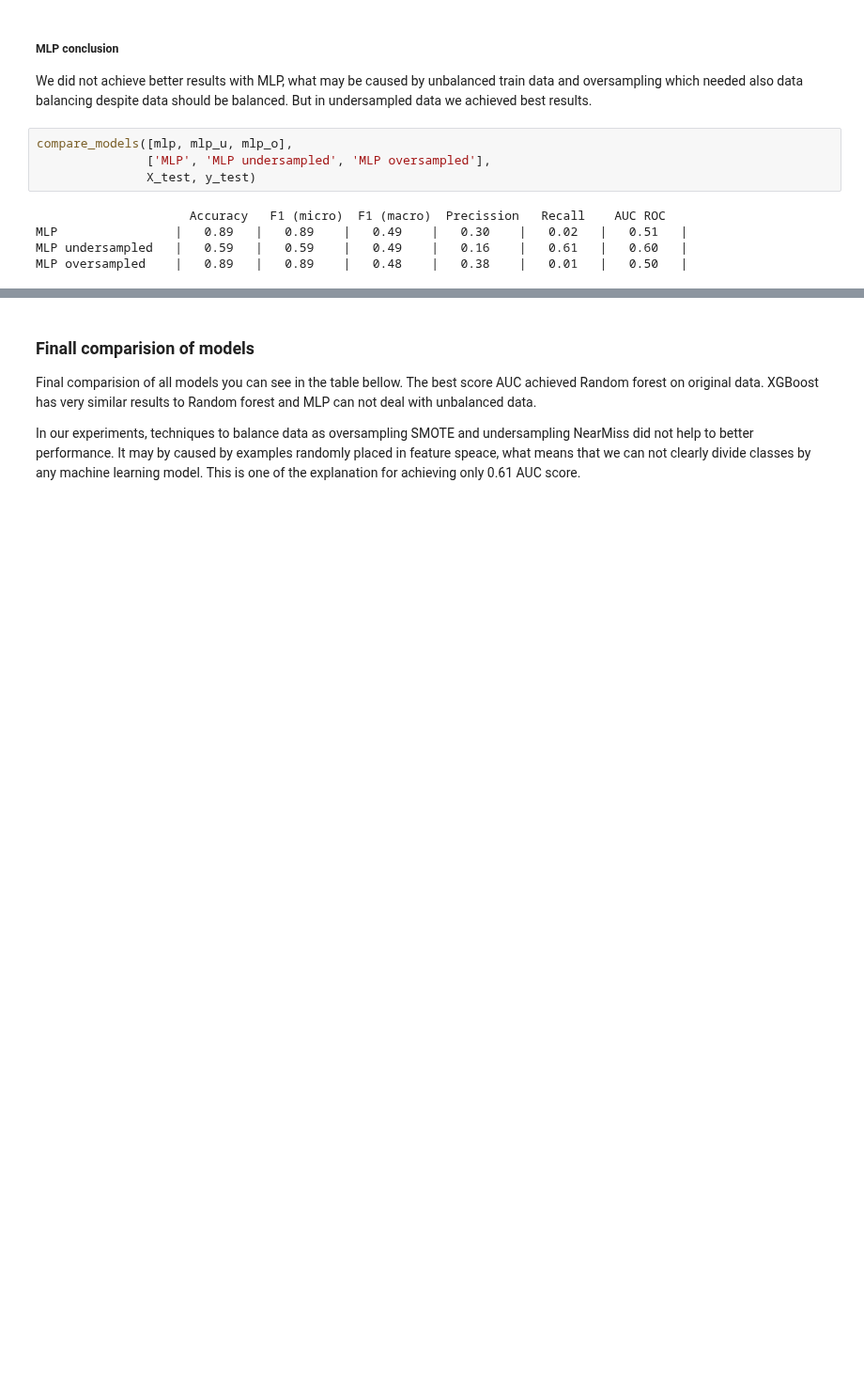
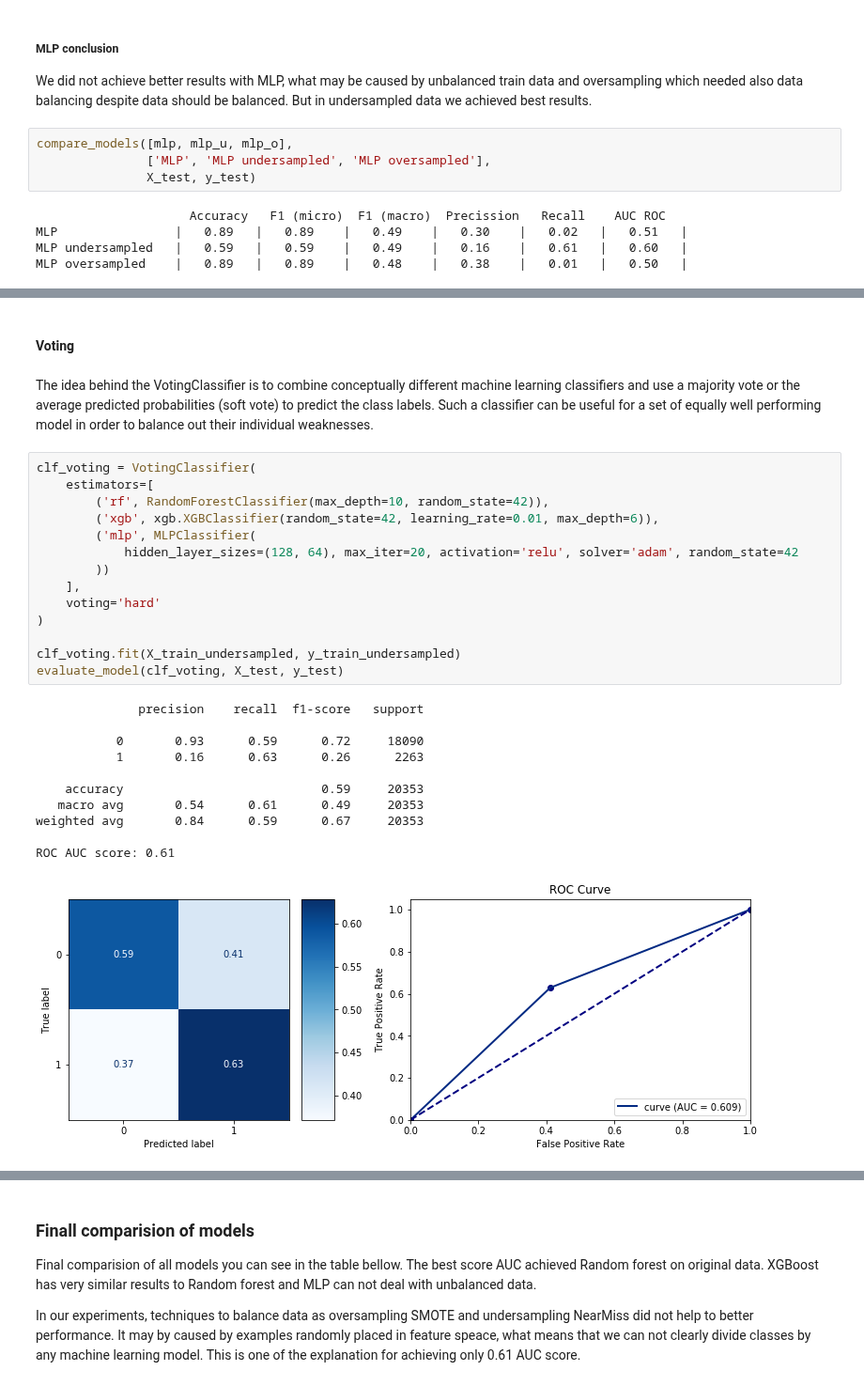
Before and after one commit to pmacinec/diabetes-patients-readmissions-prediction, a Jupyter notebook: notebooks/2_model_selection.ipynb, the cells around one changed output, grey strips where cells are left out. Shown at 94% size. Cells and saved outputs as stored; diff of their text form; blank space fills up the shorter version.

```diff
--- a/notebooks/2_model_selection.ipynb
+++ b/notebooks/2_model_selection.ipynb
@@ -317,0 +345,30 @@ MLP oversampled    |   0.89   |   0.89    |   0.48    |   0.38    |   0.01   |
+# %% [markdown]
+#### Voting
+# %% [markdown]
+The idea behind the VotingClassifier is to combine conceptually different machine learning classifiers and use a majority vote or the average predicted probabilities (soft vote) to predict the class labels. Such a classifier can be useful for a set of equally well performing model in order to balance out their individual weaknesses.
+# %%
+clf_voting = VotingClassifier(
+    estimators=[
+        ('rf', RandomForestClassifier(max_depth=10, random_state=42)),
+        ('xgb', xgb.XGBClassifier(random_state=42, learning_rate=0.01, max_depth=6)),
+        ('mlp', MLPClassifier(
+            hidden_layer_sizes=(128, 64), max_iter=20, activation='relu', solver='adam', random_state=42
+        ))
+    ],
+    voting='hard'
+)
+
+clf_voting.fit(X_train_undersampled, y_train_undersampled)
+evaluate_model(clf_voting, X_test, y_test)
+# %% [output]
+              precision    recall  f1-score   support
+
+           0       0.93      0.59      0.72     18090
+           1       0.16      0.63      0.26      2263
+
+    accuracy                           0.59     20353
+   macro avg       0.54      0.61      0.49     20353
+weighted avg       0.84      0.59      0.67     20353
+
+ROC AUC score: 0.61
+[figure, added]
```
Also changed, not shown: parts of 18 cells of this notebook.
